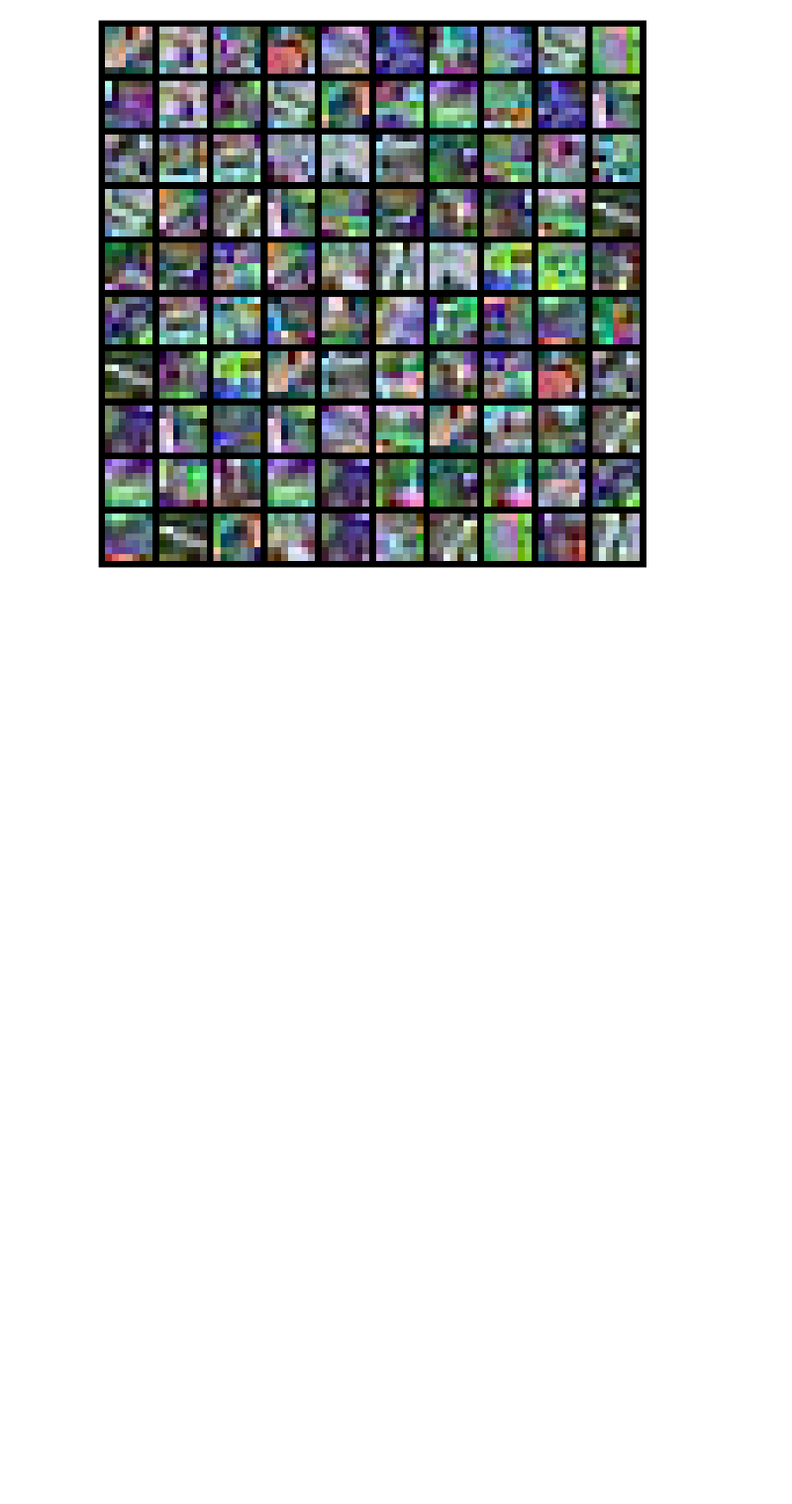
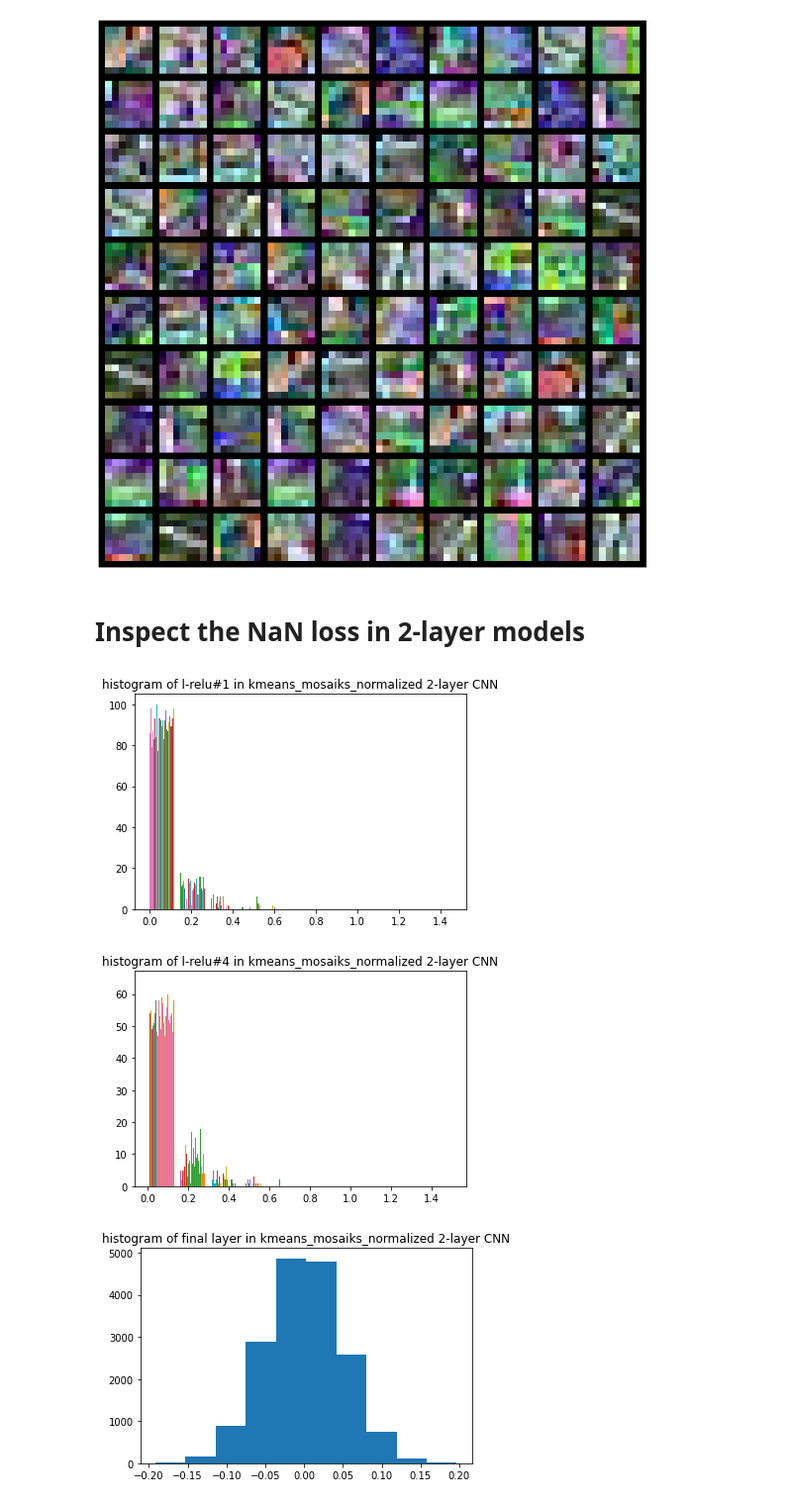
Before and after one commit to salelkafrawy/remote_sensing, a Jupyter notebook: notebooks/mosaiks/two_layers/2L_mosaiks_original.ipynb, the cells around one changed output. Shown: that part at 99% size. Saved outputs shown, nothing was run; the diff lists cells and outputs as text; code cells hidden in the pictures; blank space fills up the shorter version.

```diff
--- a/notebooks/mosaiks/two_layers/2L_mosaiks_original.ipynb
+++ b/notebooks/mosaiks/two_layers/2L_mosaiks_original.ipynb
@@ -112,0 +105,5 @@ torch.Size([1, 17037])
+# %%
+# for mosaiks kmeans whiten model
+model_name = "two_layer_mosaiks_kmeans_7_whiten_allGeo_bs32_25eachimage_zcaBias_0.001_bias_True_filters_100"
+model_path = os.path.join(save_path, model_name+".pt")
+model.load_state_dict(torch.load(model_path))
@@ -268,7 +268,7 @@ for layer_idx, relu_idx in enumerate(act_lyrs):
     print(f'num of patches: {len(featmap_patches)}')
 
     # Step#2: pick random patches
-    featmap_patches = featmap_patches[np.random.randint(low=0, high=num_filters[layer_idx], size=num_filters[layer_idx])]
+    featmap_patches = featmap_patches[np.random.randint(low=0, high=num_filters_lyrs[layer_idx], size=num_filters_lyrs[layer_idx])]
 
     # Step#3: normalize and whiten the patches
     whiten_patches, means, zca_mat = normalize_patches(featmap_patches, zca_bias=zca_bias, whiten=whiten)
@@ -286,7 +286,7 @@ for layer_idx, relu_idx in enumerate(act_lyrs):
 #     model[curr_param_idx].weight.data = norm_param
 
     # save the model
-    path = os.path.join(save_path, model_name)
+    path = os.path.join(save_path, model_name+".pt")
     torch.save(model.state_dict(), path)
     print(f'Model saved at {path}')
 # %% [output]
@@ -333,3 +325,5 @@ plt.savefig(f'../figures/{model_type}_conv1_{str(kernel_size)}_{mode}_zcaBias_{z
 plt.show()
 # %% [output]
 [figure]
+# %% [markdown]
+# Inspect the NaN loss in 2-layer models
@@ -335,0 +332,31 @@ plt.show()
+# %%
+model[0].weight.data /= 25
+model[3].weight.data /= 25
+# %%
+def plot_histogram(feats_np, name, dim=1):
+    feats_np = feats_np.reshape(feats_np.shape[dim],-1)
+    plt.title(f'{name}')
+    plt.hist(feats_np)
+    plt.rcParams['savefig.facecolor']='white'
+    plt.savefig(f'../figures/{name}.png', dpi=150, bbox_inches='tight')
+    plt.show()
+# %%
+for batch in geo_train_loader:
+    patches, target, meta = batch
+    patches['rgb'] = trf(patches['rgb'])
+    final_output = model(patches['rgb'])
+
+    relu_1_output = features_dim[f'relu_layer_1'].numpy()
+    plot_histogram(relu_1_output, f'histogram of l-relu#1 in {model_type} 2-layer CNN')
+
+    relu_4_output = features_dim[f'relu_layer_4'].numpy()
+    plot_histogram(relu_4_output, f'histogram of l-relu#4 in {model_type} 2-layer CNN')
+
+    feats_np = final_output.data.numpy()
+    plot_histogram(feats_np, f'histogram of final layer in {model_type} 2-layer CNN')
+
+    break
+# %% [output]
+[figure, added]
+[figure, added]
+[figure, added]
```
Also changed, not shown: parts of 14 cells of this notebook, 27 other files.
